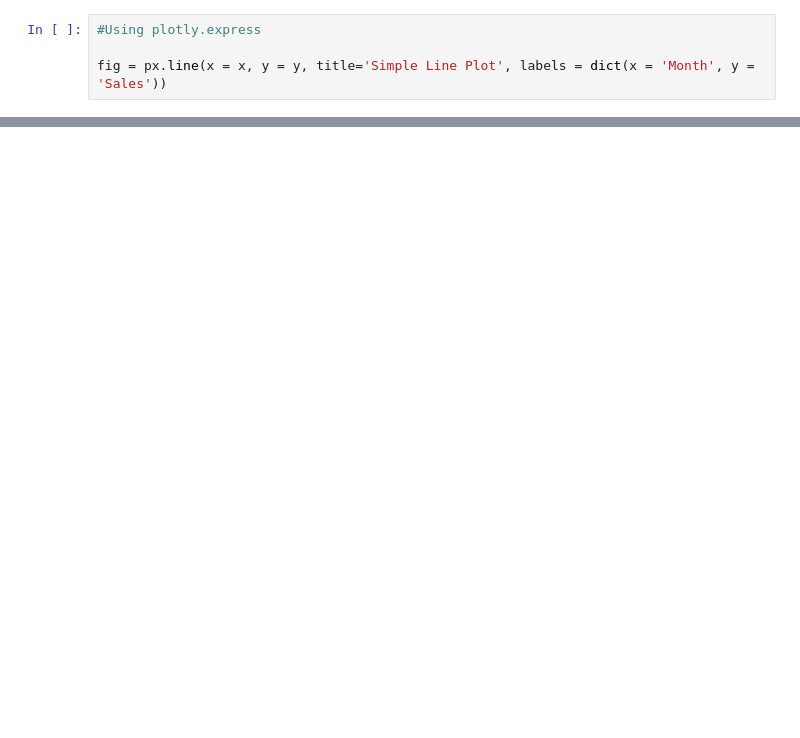
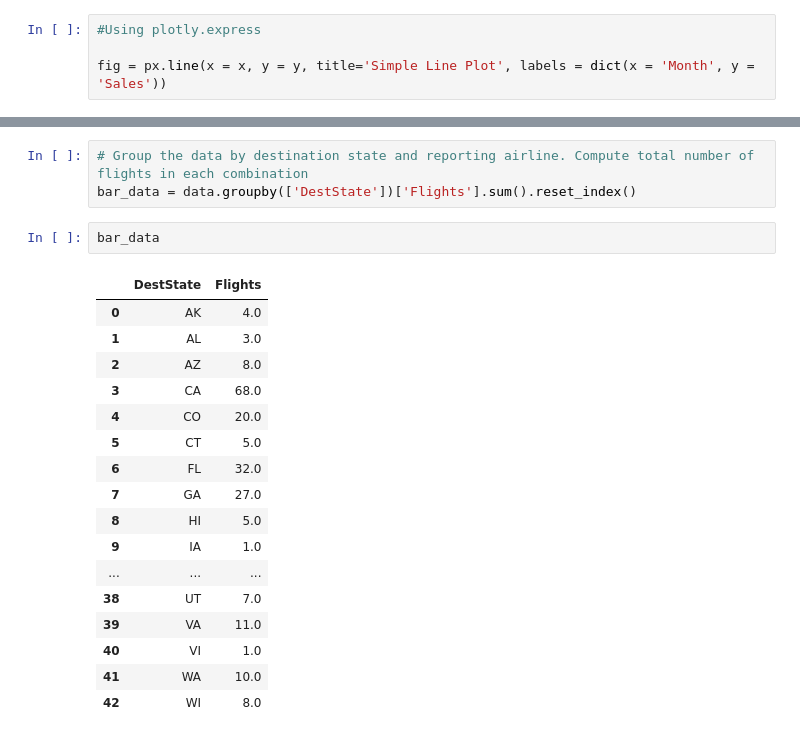
Before and after one commit to eeeds/Data-Visualization, a Jupyter notebook: Ejercicio 5.ipynb, the cells around one changed output, grey strips where cells are left out. Cells and saved outputs as stored; diff of their text form; blank space fills up the shorter version.

```diff
--- a/Ejercicio 5.ipynb
+++ b/Ejercicio 5.ipynb
@@ -34,0 +135,23 @@ fig.show()
+# %%
+# Group the data by destination state and reporting airline. Compute total number of flights in each combination
+bar_data = data.groupby(['DestState'])['Flights'].sum().reset_index()
+# %%
+bar_data
+# %% [output]
+|  | DestState | Flights |
+| 0 | AK | 4.0 |
+| 1 | AL | 3.0 |
+| 2 | AZ | 8.0 |
+| 3 | CA | 68.0 |
+| 4 | CO | 20.0 |
+| 5 | CT | 5.0 |
+| 6 | FL | 32.0 |
+| 7 | GA | 27.0 |
+| 8 | HI | 5.0 |
+| 9 | IA | 1.0 |
+| ... | ... | ... |
+| 38 | UT | 7.0 |
+| 39 | VA | 11.0 |
+| 40 | VI | 1.0 |
+| 41 | WA | 10.0 |
+| 42 | WI | 8.0 |
```
Also changed, not shown: parts of 31 cells of this notebook, 1 other file.
